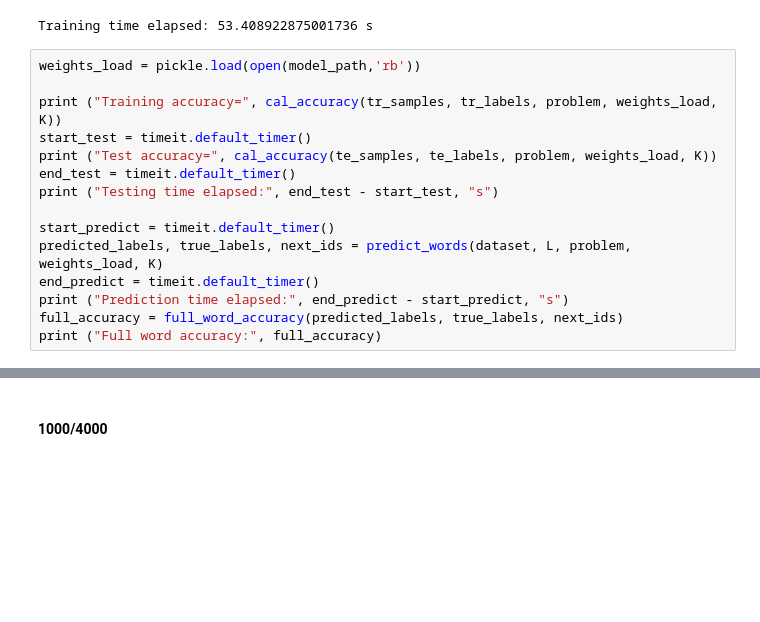
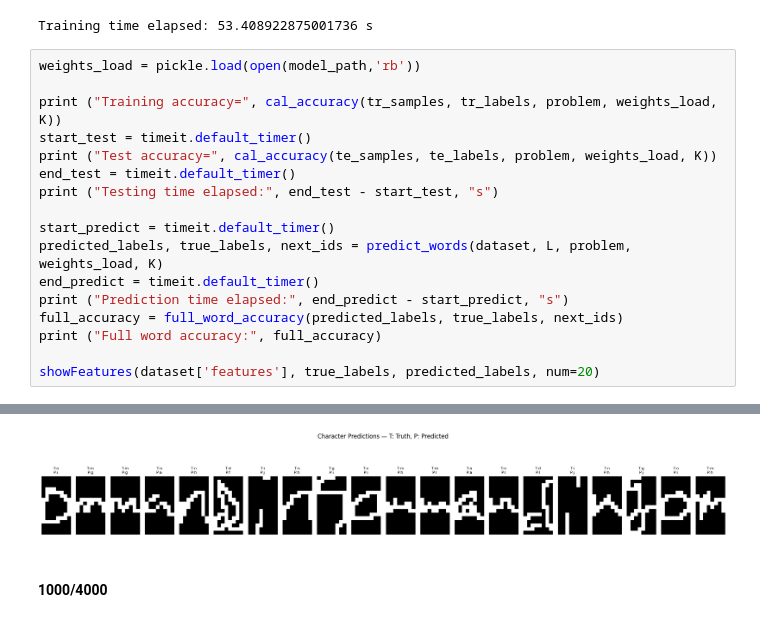
Before and after one commit to ryanyychen/cogs185-final-project, a Jupyter notebook: structural_svm.ipynb, the cells around one changed output, grey strips where cells are left out. Drawn from its saved outputs; the diff is of its cells as text; blank space fills up the shorter version.

```diff
--- a/structural_svm.ipynb
+++ b/structural_svm.ipynb
@@ -409,4 +445,6 @@ end_predict = timeit.default_timer()
 print ("Prediction time elapsed:", end_predict - start_predict, "s")
 full_accuracy = full_word_accuracy(predicted_labels, true_labels, next_ids)
 print ("Full word accuracy:", full_accuracy)
+
+showFeatures(dataset['features'], true_labels, predicted_labels, num=20)
 # %% [output]
@@ -417,4 +455,5 @@ Prediction time elapsed: 23.706828458998643 s
 Full word accuracy: 0.0
+[figure, added]
 # %% [markdown]
 #### 1000/4000
 # %%
```
Also changed, not shown: parts of 14 cells of this notebook, 5 other files.
